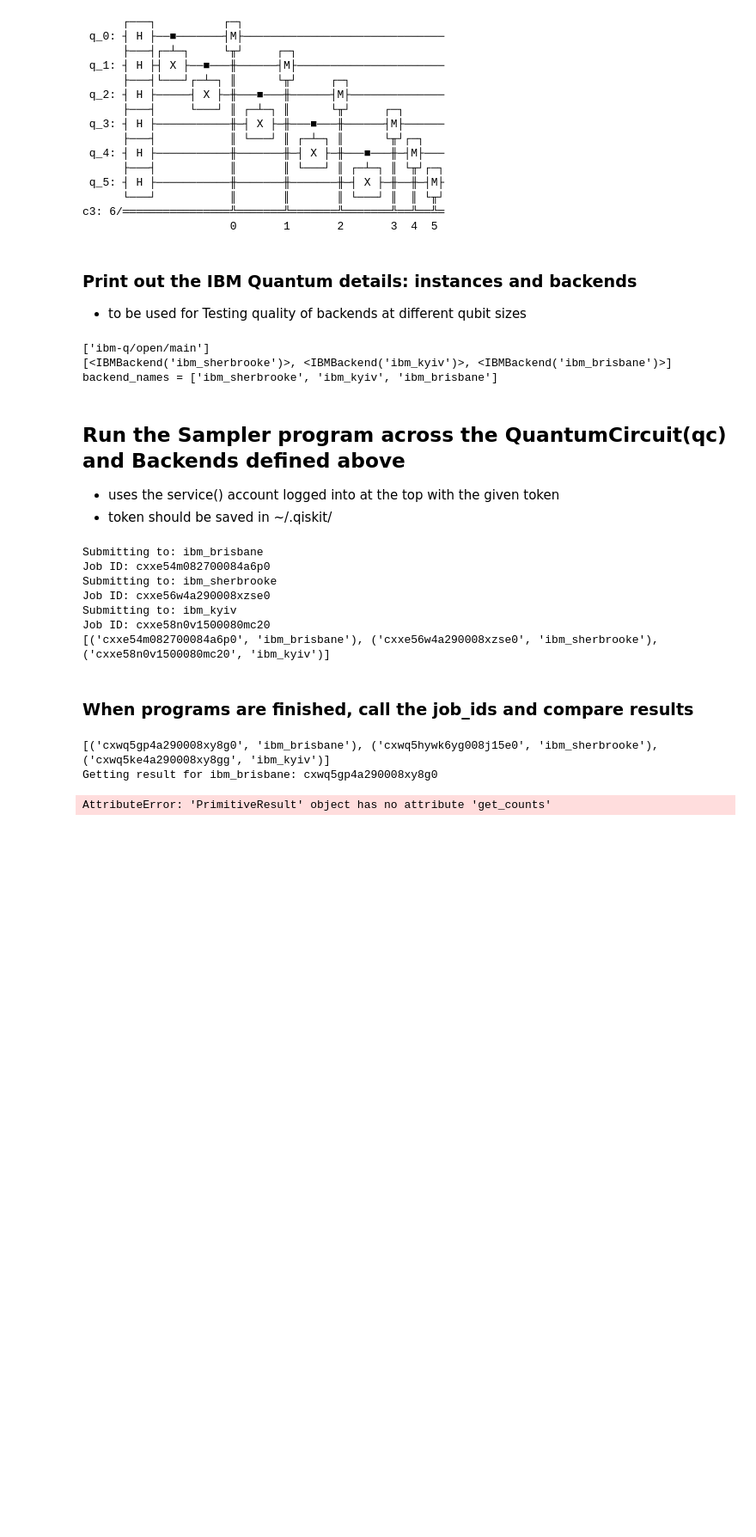
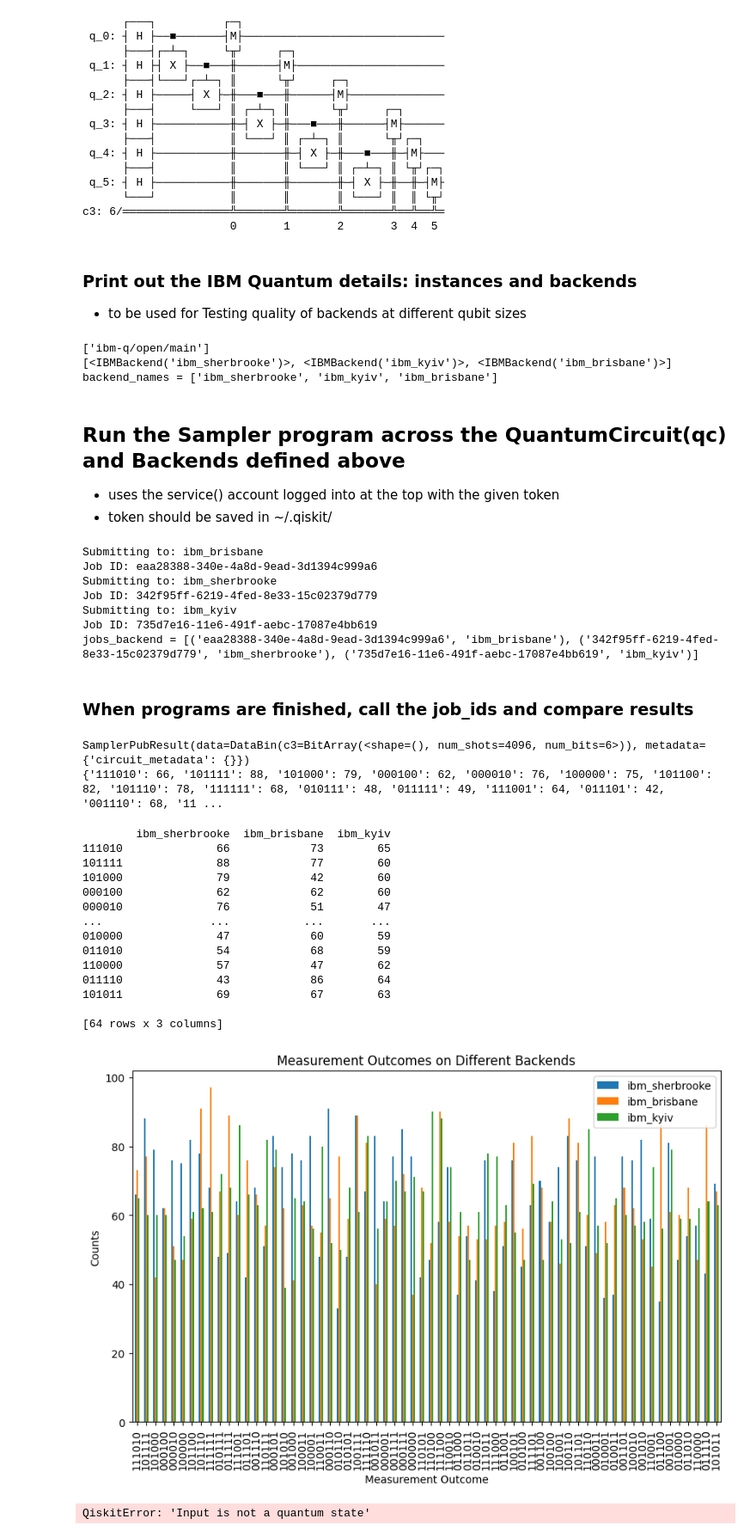
Before and after one commit to josephbedell/eigencode, a Jupyter notebook: test_backends.ipynb, the cells around one changed output. Shown at 86% size. Saved outputs shown, nothing was run; the diff lists cells and outputs as text; code cells hidden in the pictures; blank space fills up the shorter version.

```diff
--- a/test_backends.ipynb
+++ b/test_backends.ipynb
@@ -72,7 +72,8 @@ backend_names = ['ibm_sherbrooke', 'ibm_kyiv', 'ibm_brisbane']
 - uses the service() account logged into at the top with the given token
 - token should be saved in ~/.qiskit/
 # %%
-from qiskit_ibm_runtime import Session, Sampler
+from qiskit_ibm_runtime import Sampler # old Sampler
+#from qiskit.primitives import StatevectorSampler   # new Sampler, with quasi_dists
 from qiskit.transpiler.preset_passmanagers import generate_preset_pass_manager
 
 # List of backend names
@@ -89,7 +90,8 @@ def run_program(backend_name, qc):
         qc_transpiled = pass_manager.run(qc)
 
         # Run the Sampler job
-        sampler = Sampler(mode=backend)
+        sampler = Sampler() # old Sampler
+        #sampler = StatevectorSampler() # new Sampler
         job = sampler.run(pubs=[qc_transpiled])
 
         return job.job_id()
@@ -108,35 +110,59 @@ for backend_name in backend_names:
     else:
         print(f"Failed to submit job to {backend_name}")
 
-print(jobs_backend)
+print(f"jobs_backend = {jobs_backend}")
 # %% [output]
 Submitting to: ibm_brisbane
-Job ID: cxxe54m082700084a6p0
+Job ID: eaa28388-340e-4a8d-9ead-3d1394c999a6
 Submitting to: ibm_sherbrooke
-Job ID: cxxe56w4a290008xzse0
+Job ID: 342f95ff-6219-4fed-8e33-15c02379d779
 Submitting to: ibm_kyiv
-Job ID: cxxe58n0v1500080mc20
-[('cxxe54m082700084a6p0', 'ibm_brisbane'), ('cxxe56w4a290008xzse0', 'ibm_sherbrooke'), ('cxxe58n0v1500080mc20', 'ibm_kyiv')]
+Job ID: 735d7e16-11e6-491f-aebc-17087e4bb619
+jobs_backend = [('eaa28388-340e-4a8d-9ead-3d1394c999a6', 'ibm_brisbane'), ('342f95ff-6219-4fed-8e33-15c02379d779', 'ibm_sherbrooke'), ('735d7e16-11e6-491f-aebc-17087e4bb619', 'ibm_kyiv')]
 # %% [markdown]
 ### When programs are finished, call the job_ids and compare results
+# %%
+# pub_result = job_result[<idx>].data.<classical register>.get_counts()
+#
+# where <idx> is the index of the pub and <classical register> is the name of the classical register.
+# You can use circuit.cregs to find the name of the classical registers.
+
+job_id = 'cxxe56w4a290008xzse0' # old sampler style
+#job_id = ''# new sampler style
+result = service.job(job_id).result()[0]
+print(result)
+print(f"{result.data.c3.get_counts()}")  # corrected access to data attribute
+#print(f"{result.quasi_dists}") # new sampler style
+# %% [output]
+SamplerPubResult(data=DataBin(c3=BitArray(<shape=(), num_shots=4096, num_bits=6>)), metadata={'circuit_metadata': {}})
+{'111010': 66, '101111': 88, '101000': 79, '000100': 62, '000010': 76, '100000': 75, '101100': 82, '101110': 78, '111111': 68, '010111': 48, '011111': 49, '111001': 64, '011101': 42, '001110': 68, '11 ...
 # %%
 import pandas as pd
 import matplotlib.pyplot as plt
 from qiskit.quantum_info import state_fidelity, Statevector
 import time
 
+jobs_backend =  [('cxxe56w4a290008xzse0', 'ibm_sherbrooke'), ('cxxe54m082700084a6p0', 'ibm_brisbane'), ('cxxe58n0v1500080mc20', 'ibm_kyiv')]
+#jobs_backend = [('eaa28388-340e-4a8d-9ead-3d1394c999a6', 'ibm_brisbane'), ('342f95ff-6219-4fed-8e33-15c02379d779', 'ibm_sherbrooke'), ('735d7e16-11e6-491f-aebc-17087e4bb619', 'ibm_kyiv')]
+
+# pub_result = job_result[<idx>].data.<classical register>.get_counts()
+#
+# where <idx> is the index of the pub and <classical register> is the name of the classical register.
+# You can use circuit.cregs to find the name of the classical registers.
 # Function to check job status and retrieve results
+
 def get_job_result(job_id):
     try:
         job = service.job(job_id)
-        while job.status().name not in ['DONE', 'CANCELLED', 'ERROR']:
-            print(f"Job {job_id} status: {job.status().name}")
+        while job.status() not in ['DONE', 'CANCELLED', 'ERROR']:
+            print(f"Job {job_id} status: {job.status()}")
             time.sleep(10)  # Wait for 10 seconds before checking the status again
-        if job.status().name == 'DONE':
-            result = job.result()
-            return result.get_counts()
+        if job.status() == 'DONE':
+            result = job.result()[0]
+            counts = result.data.c3.get_counts()
+            return counts  # Assuming we have only one circuit
         else:
-            print(f"Job {job_id} failed with status: {job.status().name}")
+            print(f"Job {job_id} failed with status: {job.status()}")
             return None
     except Exception as e:
         print(f"Error retrieving result for job {job_id}: {e}")
@@ -152,33 +178,46 @@ for job_id, backend_name in jobs_backend:
 # Convert results to a DataFrame
 df = pd.DataFrame(results)
 
 # Display the results as a table
 print(df)
 
 # Plot the results
 df.plot(kind='bar', figsize=(10, 6))
 plt.xlabel('Measurement Outcome')
 plt.ylabel('Counts')
 plt.title('Measurement Outcomes on Different Backends')
 plt.show()
 
 # Calculate and display fidelity between the results of different backends
 ideal_backend = backend_names[0]
 ideal_counts = results.get(ideal_backend)
 
 if ideal_counts:
     fidelities = {}
     for backend_name in backend_names[1:]:
         if backend_name in results:
             fidelity = state_fidelity(ideal_counts, results[backend_name])
             fidelities[backend_name] = fidelity
 
     print(f"Fidelities compared to {ideal_backend}:")
     for backend_name, fidelity in fidelities.items():
         print(f"{backend_name}: {fidelity}")
 else:
     print(f"No results available for the ideal backend: {ideal_backend}")
 # %% [output]
-[('cxwq5gp4a290008xy8g0', 'ibm_brisbane'), ('cxwq5hywk6yg008j15e0', 'ibm_sherbrooke'), ('cxwq5ke4a290008xy8gg', 'ibm_kyiv')]
-Getting result for ibm_brisbane: cxwq5gp4a290008xy8g0
+        ibm_sherbrooke  ibm_brisbane  ibm_kyiv
+111010              66            73        65
+101111              88            77        60
+101000              79            42        60
+000100              62            62        60
+000010              76            51        47
+...                ...           ...       ...
+010000              47            60        59
+011010              54            68        59
+110000              57            47        62
+011110              43            86        64
+101011              69            67        63
+
+[64 rows x 3 columns]
+[figure, added]
-AttributeError: 'PrimitiveResult' object has no attribute 'get_counts'
+QiskitError: 'Input is not a quantum state'
```
Also changed, not shown: parts of 2 cells of this notebook.
